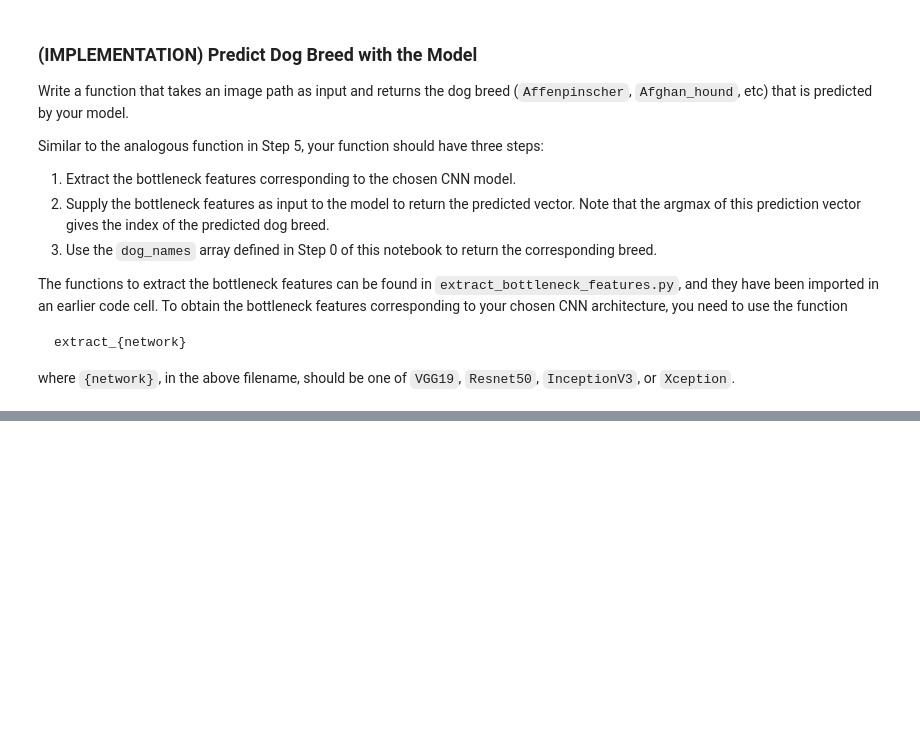
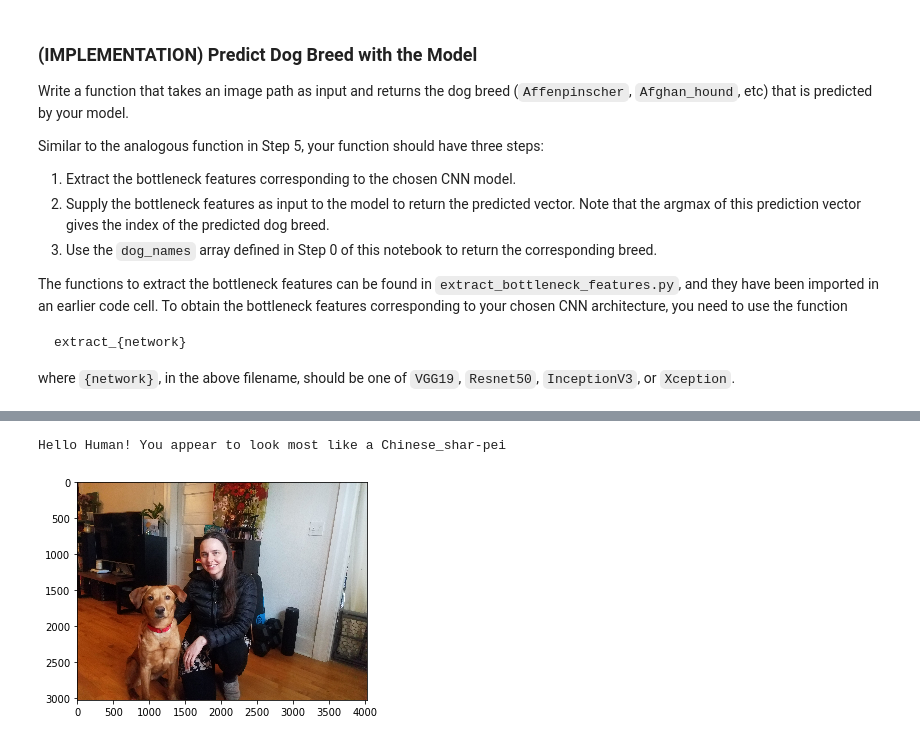
Before and after one commit to streed/dog-project, a Jupyter notebook: dog_app.ipynb, the cells around one changed output, grey strips where cells are left out. Drawn from its saved outputs; the diff is of its cells as text; code cells hidden in the pictures; blank space fills up the shorter version.

```diff
--- a/dog_app.ipynb
+++ b/dog_app.ipynb
@@ -756,0 +842,6 @@ __Answer:__
+# %%
+img = "personal/meow_theo.jpg"
+dog_for_human_or_for_dog(img)
+# %% [output]
+Hello Human! You appear to look most like a Chinese_shar-pei
+[figure, added]
```
Also changed, not shown: parts of 27 cells of this notebook, 2 other files.
